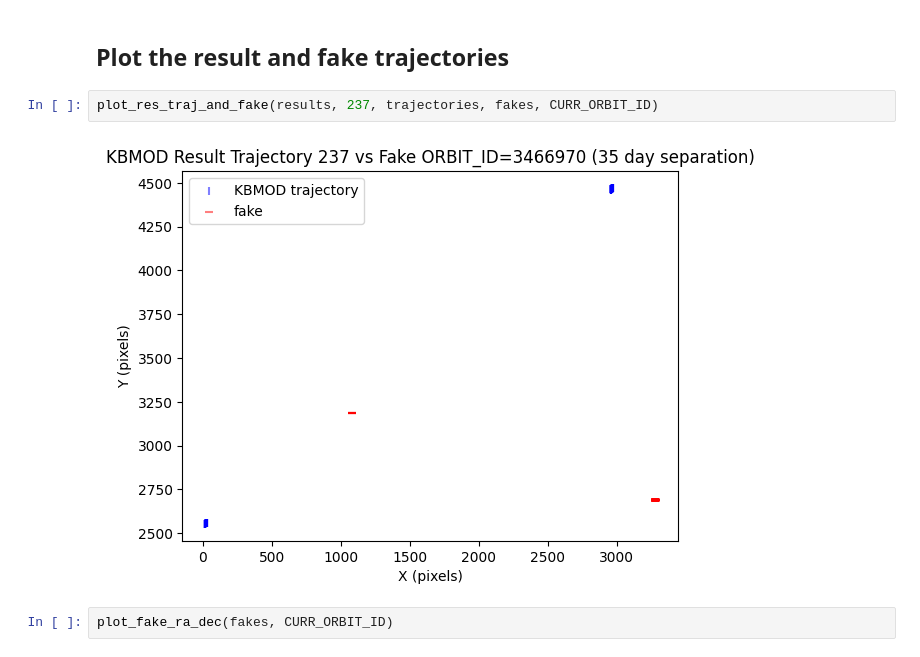
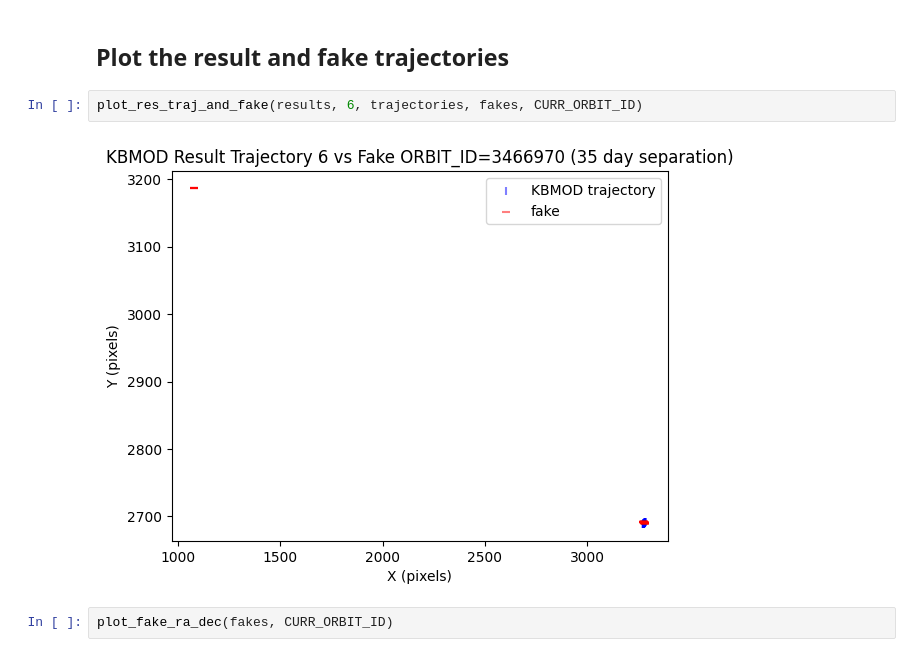
Before and after one commit to dirac-institute/kbmod-tno-scripts, a Jupyter notebook: kbmod_multi_night_search.ipynb, the cells around one changed output. Saved outputs shown, nothing was run; the diff lists cells and outputs as text.

```diff
--- a/kbmod_multi_night_search.ipynb
+++ b/kbmod_multi_night_search.ipynb
@@ -668,9 +651,9 @@ plot_fake(fakes, CURR_ORBIT_ID)
 # %% [markdown]
 ## Plot the result and fake trajectories
 # %%
-plot_res_traj_and_fake(results, 237, trajectories, fakes, CURR_ORBIT_ID)
+plot_res_traj_and_fake(results, 6, trajectories, fakes, CURR_ORBIT_ID)
 # %% [output]
-[figure, old version]
+[figure, new version]
 # %%
 plot_fake_ra_dec(fakes, CURR_ORBIT_ID)
 # %% [output]
```
Also changed, not shown: parts of 14 cells of this notebook.
